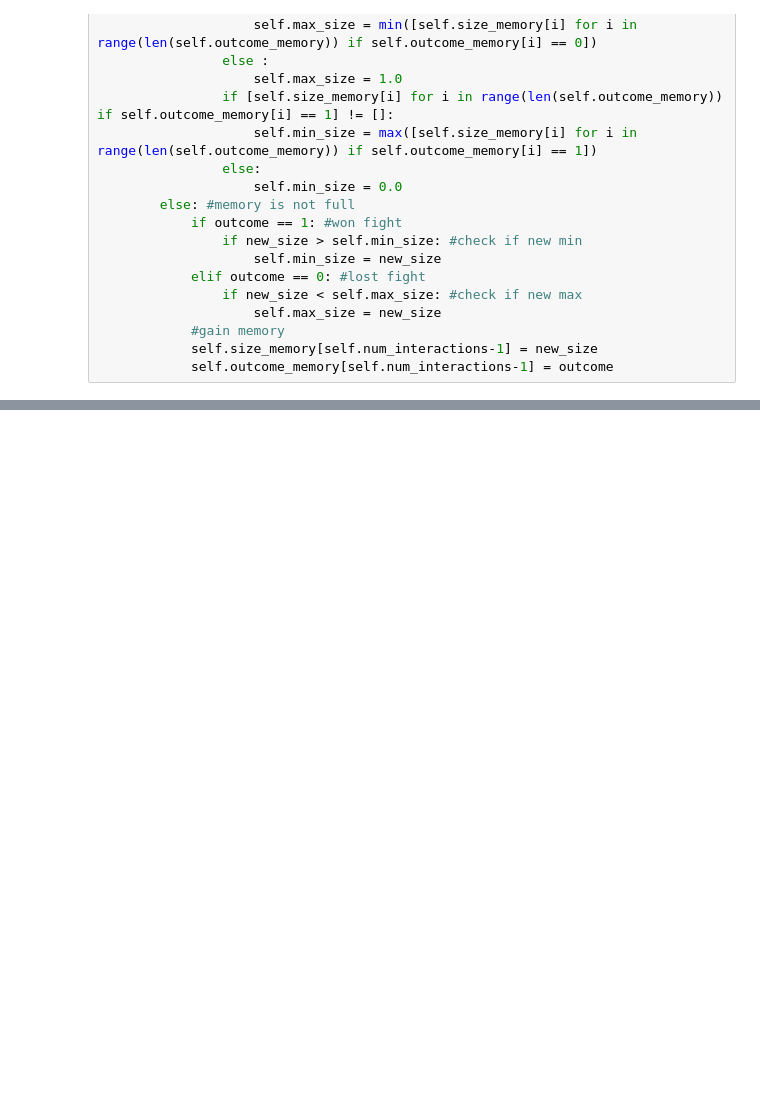
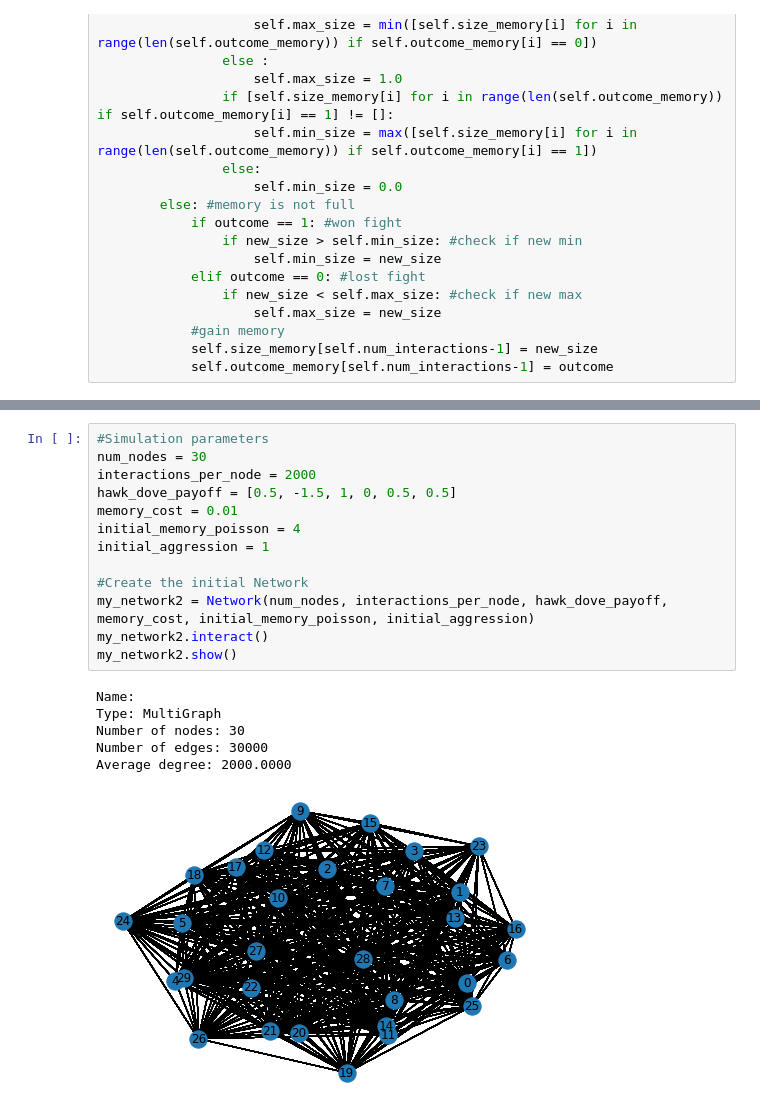
Before and after one commit to aprili1u/Fish-Network, a Jupyter notebook: Network_v5.ipynb, the cells around one changed output, grey strips where cells are left out. Saved outputs shown, nothing was run; the diff lists cells and outputs as text; blank space fills up the shorter version.

```diff
--- a/Network_v5.ipynb
+++ b/Network_v5.ipynb
@@ -481,0 +484,20 @@ plot_boxes(my_network)
+# %%
+#Simulation parameters
+num_nodes = 30
+interactions_per_node = 2000
+hawk_dove_payoff = [0.5, -1.5, 1, 0, 0.5, 0.5]
+memory_cost = 0.01
+initial_memory_poisson = 4
+initial_aggression = 1
+
+#Create the initial Network
+my_network2 = Network(num_nodes, interactions_per_node, hawk_dove_payoff, memory_cost, initial_memory_poisson, initial_aggression)
+my_network2.interact()
+my_network2.show()
+# %% [output]
+Name:
+Type: MultiGraph
+Number of nodes: 30
+Number of edges: 30000
+Average degree: 2000.0000
+[figure, added]
```
Also changed, not shown: parts of 10 cells of this notebook.
